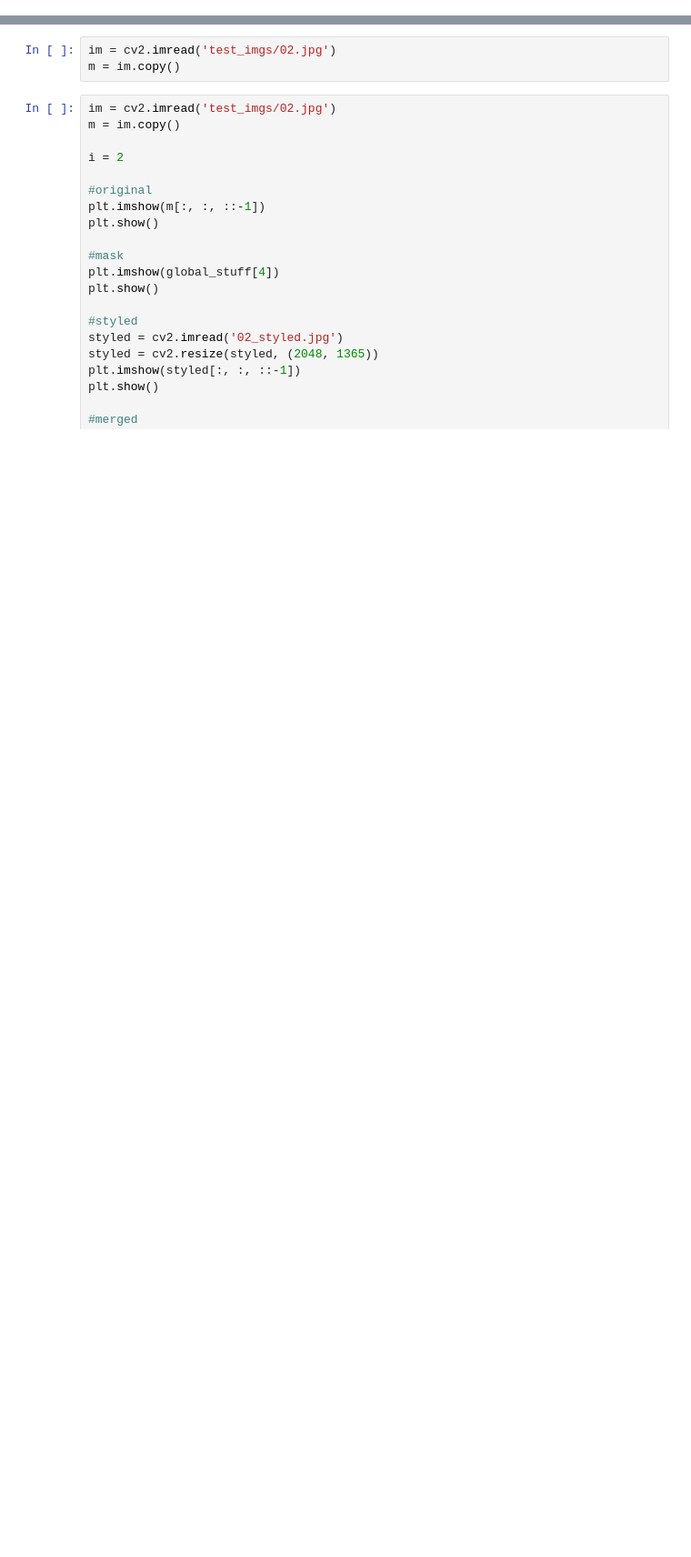
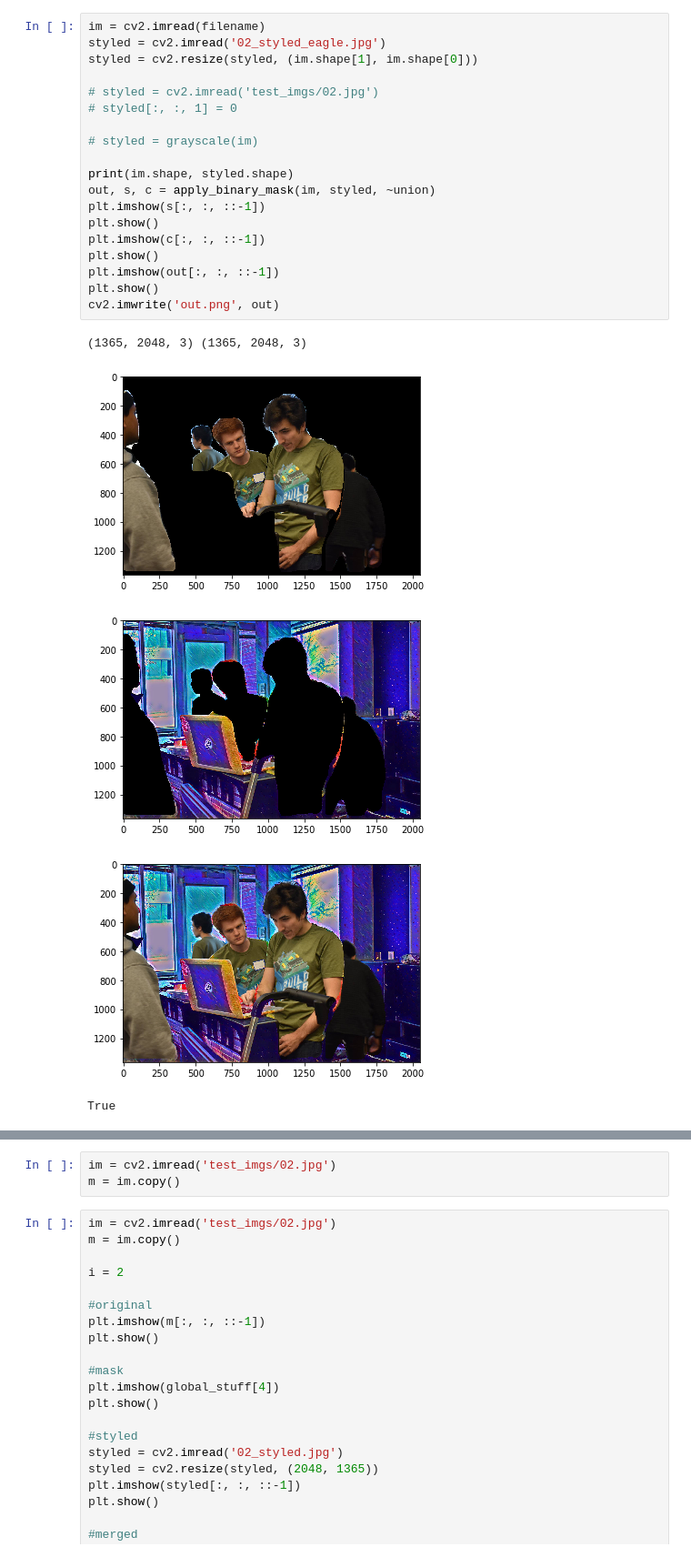
Before and after one commit to ruyimarone/Detectron.pytorch, a Jupyter notebook: SegmentationScratch.ipynb, the cells around one changed output, grey strips where cells are left out. Shown: that part at 91% size. Drawn from its saved outputs; the diff is of its cells as text; blank space fills up the shorter version.

```diff
--- a/SegmentationScratch.ipynb
+++ b/SegmentationScratch.ipynb
@@ -29,0 +54,25 @@ len(global_stuff)
+# %%
+im = cv2.imread(filename)
+styled = cv2.imread('02_styled_eagle.jpg')
+styled = cv2.resize(styled, (im.shape[1], im.shape[0]))
+
+# styled = cv2.imread('test_imgs/02.jpg')
+# styled[:, :, 1] = 0
+
+# styled = grayscale(im)
+
+print(im.shape, styled.shape)
+out, s, c = apply_binary_mask(im, styled, ~union)
+plt.imshow(s[:, :, ::-1])
+plt.show()
+plt.imshow(c[:, :, ::-1])
+plt.show()
+plt.imshow(out[:, :, ::-1])
+plt.show()
+cv2.imwrite('out.png', out)
+# %% [output]
+(1365, 2048, 3) (1365, 2048, 3)
+[figure, added]
+[figure, added]
+[figure, added]
+True
```
Also changed, not shown: parts of 12 cells of this notebook, 2 other files.
